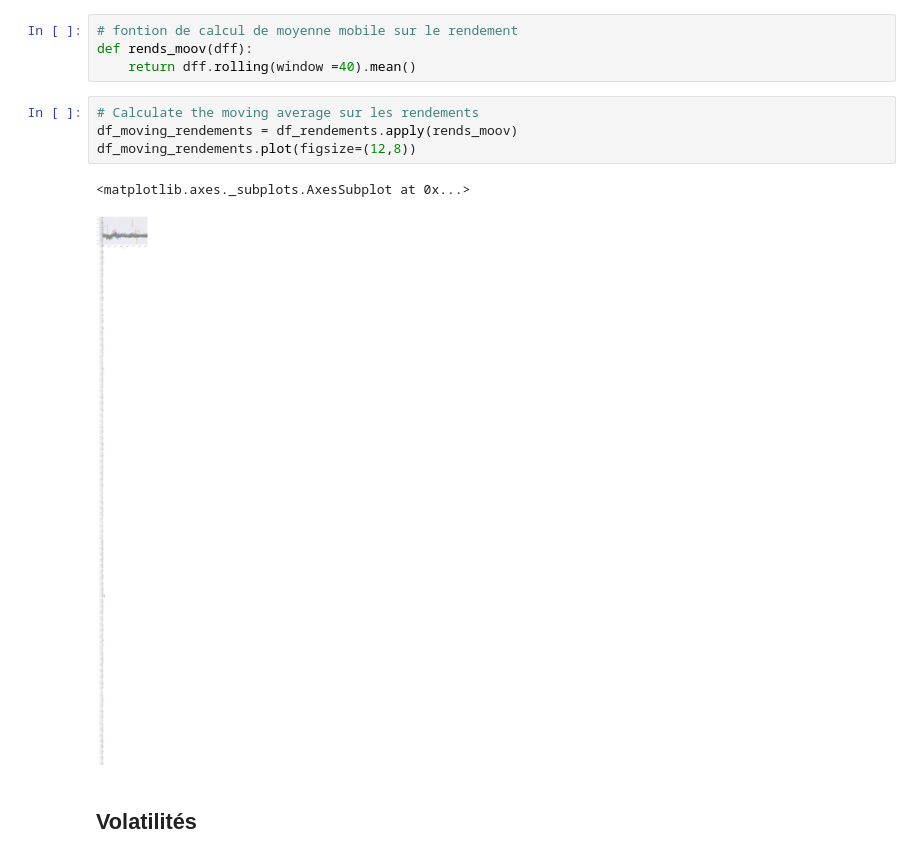
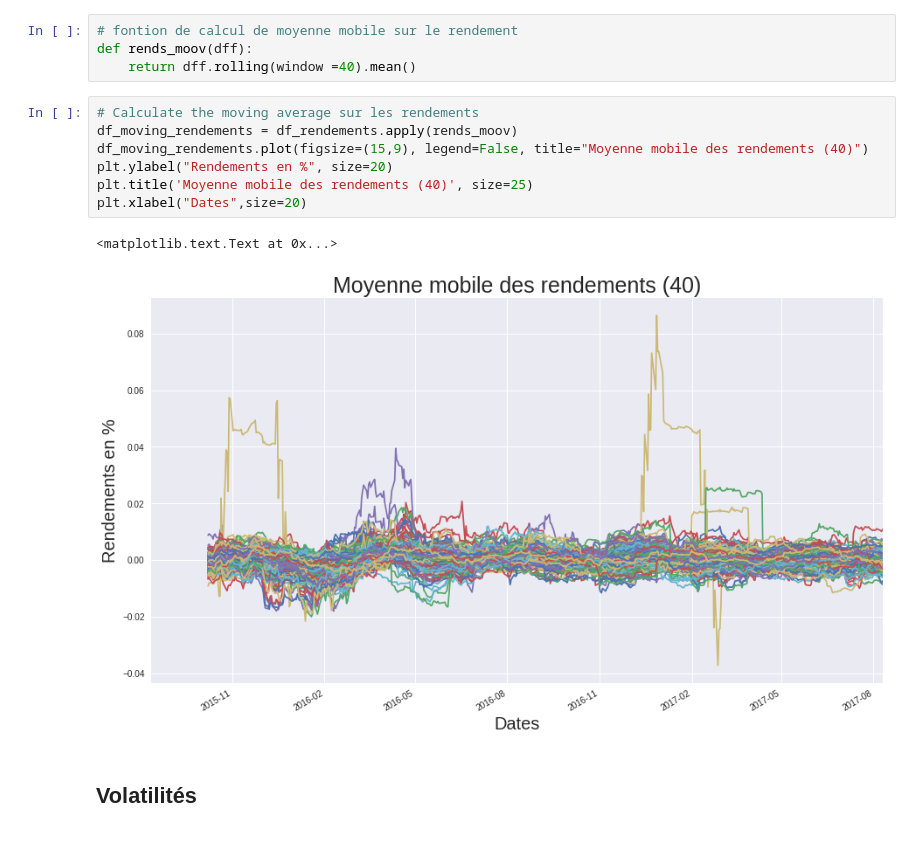
Before and after one commit to kevin0201/Isolation_Actifs, a Jupyter notebook: financial_data.ipynb, the cells around one changed output. Saved outputs shown, nothing was run; the diff lists cells and outputs as text.

```diff
--- a/financial_data.ipynb
+++ b/financial_data.ipynb
@@ -50,10 +50,13 @@ def rends_moov(dff):
 # %%
 # Calculate the moving average sur les rendements
 df_moving_rendements = df_rendements.apply(rends_moov)
-df_moving_rendements.plot(figsize=(12,8))
+df_moving_rendements.plot(figsize=(15,9), legend=False, title="Moyenne mobile des rendements (40)")
+plt.ylabel("Rendements en %", size=20)
+plt.title('Moyenne mobile des rendements (40)', size=25)
+plt.xlabel("Dates",size=20)
 # %% [output]
-<matplotlib.axes._subplots.AxesSubplot at 0x...>
+<matplotlib.text.Text at 0x...>
-[figure, old version]
+[figure, new version]
 # %% [markdown]
 ## Volatilités
 # %%
```
Also changed, not shown: parts of 22 cells of this notebook.
